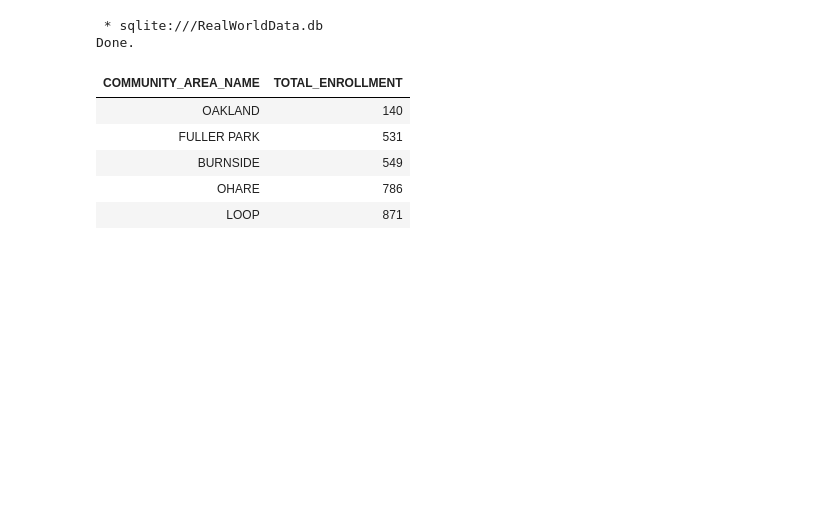
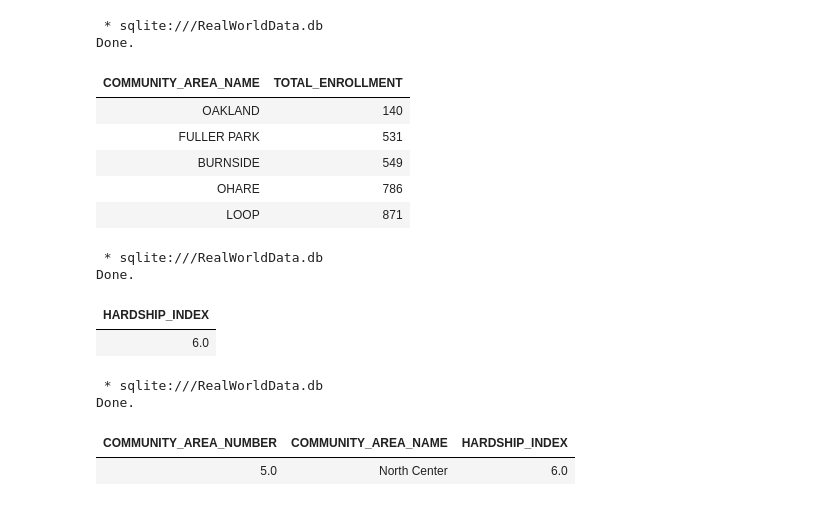
Before and after one commit to CyberWol-12/Create-Access-SQLite-database-using-Python, a Jupyter notebook: chicago_dataset_progress_report_card.ipynb, the cells around one changed output. Cells and saved outputs as stored; diff of their text form; code cells hidden in the pictures; blank space fills up the shorter version.

Commit message:
community

```diff
--- a/chicago_dataset_progress_report_card.ipynb
+++ b/chicago_dataset_progress_report_card.ipynb
@@ -348,3 +348,24 @@ Done.
 | BURNSIDE | 549 |
 | OHARE | 786 |
 | LOOP | 871 |
+# %%
+df = pd.read_csv("https://cf-courses-data.s3.us.cloud-object-storage.appdomain.cloud/IBMDeveloperSkillsNetwork-DB0201EN-SkillsNetwork/labs/FinalModule_Coursera_V5/data/ChicagoCensusData.csv")
+df.to_sql("CENSUS_DATA", con, if_exists='replace', index=False,method="multi")
+
+
+%sql select hardship_index from CENSUS_DATA CD, CHICAGO_PUBLIC_SCHOOLS_DATA CPS where CD.community_area_number = CPS.community_area_number and college_enrollment = 4368
+# %% [output]
+ * sqlite:///RealWorldData.db
+Done.
+| HARDSHIP_INDEX |
+| 6.0 |
+# %%
+df = pd.read_csv("https://cf-courses-data.s3.us.cloud-object-storage.appdomain.cloud/IBMDeveloperSkillsNetwork-DB0201EN-SkillsNetwork/labs/FinalModule_Coursera_V5/data/ChicagoCensusData.csv")
+df.to_sql("CENSUS_DATA", con, if_exists='replace', index=False,method="multi")
+
+%sql select community_area_number, community_area_name, hardship_index from CENSUS_DATA where community_area_number in ( select community_area_number from CHICAGO_PUBLIC_SCHOOLS_DATA order by college_enrollment desc limit 1 );
+# %% [output]
+ * sqlite:///RealWorldData.db
+Done.
+| COMMUNITY_AREA_NUMBER | COMMUNITY_AREA_NAME | HARDSHIP_INDEX |
+| 5.0 | North Center | 6.0 |
```
Also changed, not shown: 1 other file.
